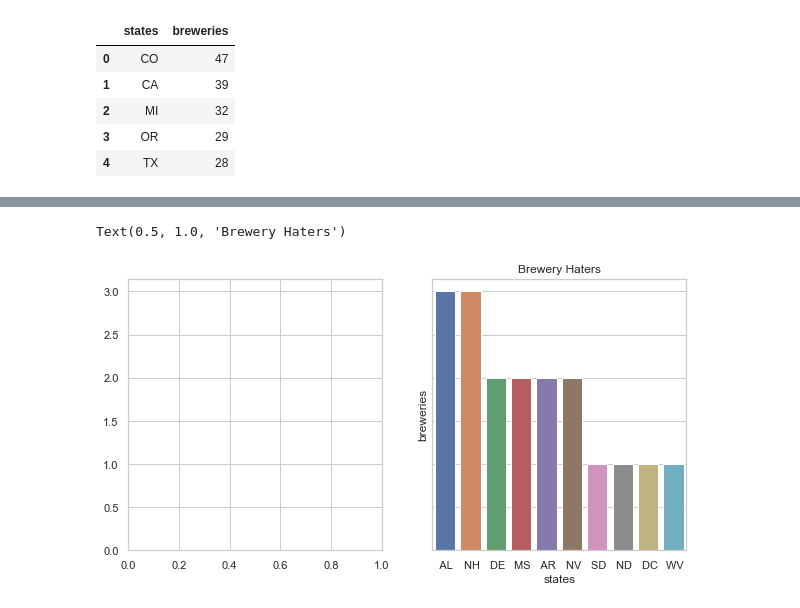
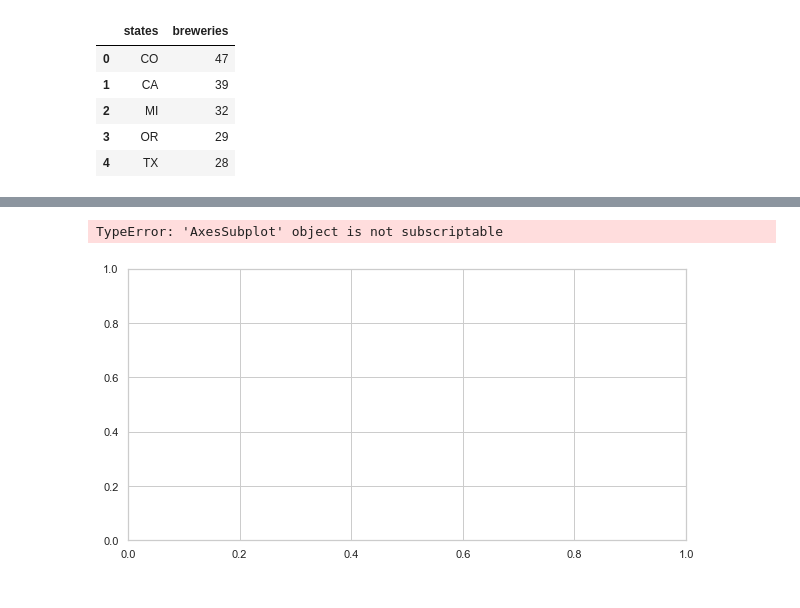
Before and after one commit to jamesallen0351/craft_beer, a Jupyter notebook: craft_beer_scratch.ipynb, the cells around one changed output, grey strips where cells are left out. Saved outputs shown, nothing was run; the diff lists cells and outputs as text; code cells hidden in the pictures.

```diff
--- a/craft_beer_scratch.ipynb
+++ b/craft_beer_scratch.ipynb
@@ -250,12 +250,12 @@ Text(0.5, 1.0, 'Brewery Haters')
-# %%
-# Bottom 10 States
-fig, axes = plt.subplots(1,2, sharey=True, figsize=(10,5))
-sns.set_theme(style="whitegrid")
-
-sns.barplot(ax=axes[1], x="states", y="breweries", data=state_df.tail(10))
-axes[1].set_title("Brewery Haters")
-# %% [output]
-Text(0.5, 1.0, 'Brewery Haters')
-[figure, removed]
+# %%
+# Bottom 10 States
+fig, axes = plt.subplots(1, sharey=True, figsize=(10,5))
+sns.set_theme(style="whitegrid")
+
+sns.barplot(ax=axes[0], x="states", y="breweries", data=state_df.tail(10))
+axes[1].set_title("Brewery Haters")
+# %% [output]
+TypeError: 'AxesSubplot' object is not subscriptable
+[figure, added]
 # %%
 df.head()
```
Also changed, not shown: parts of 10 cells of this notebook, 1 other file.
